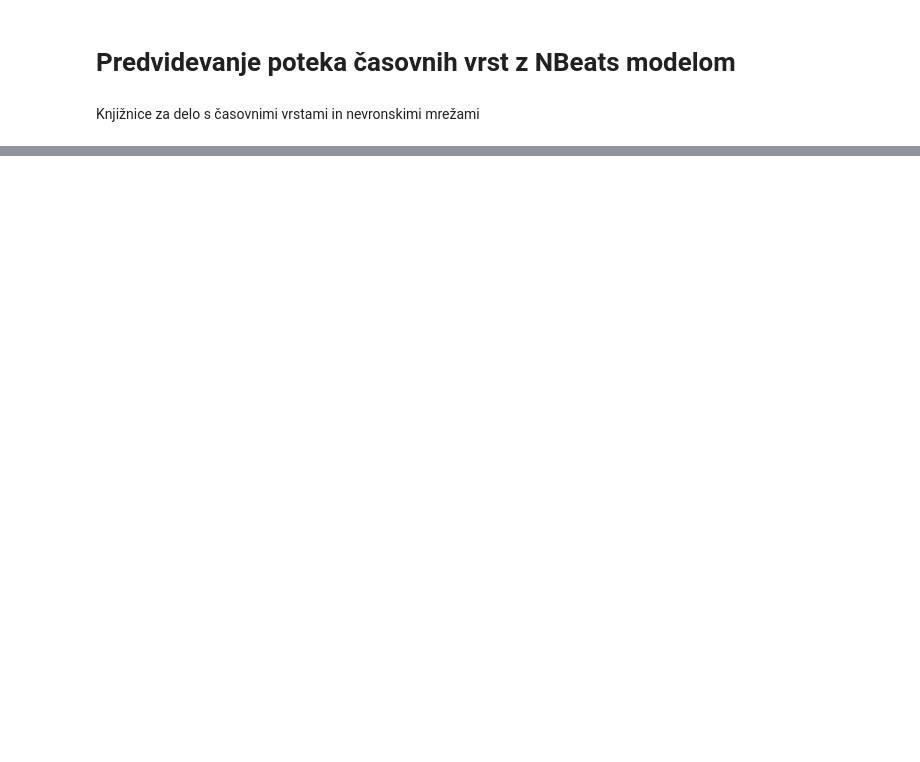
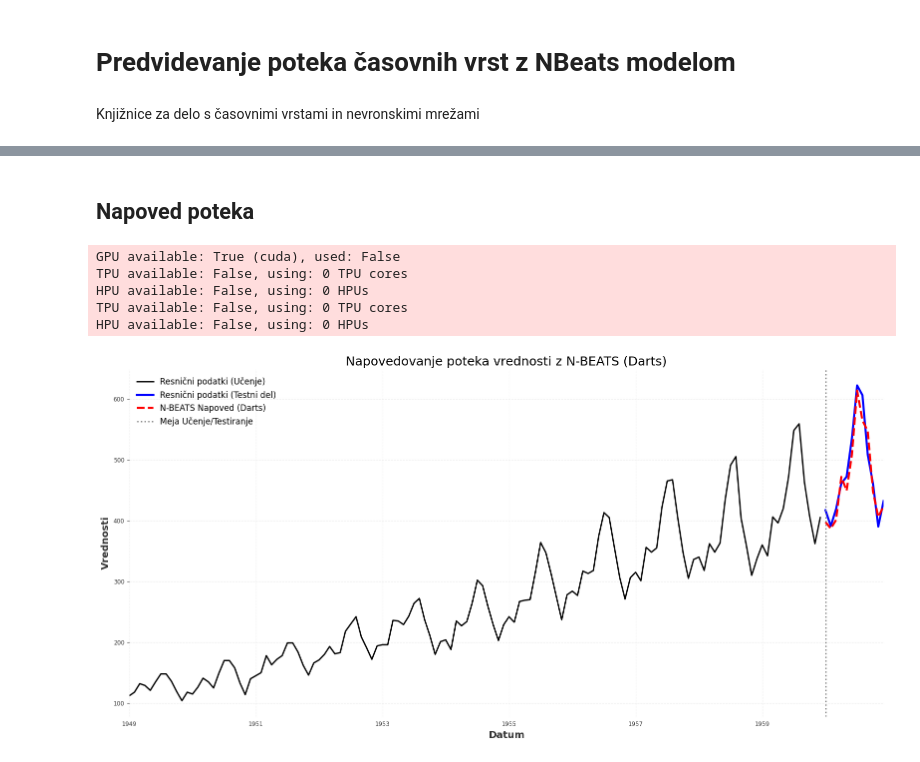
Before and after one commit to jersvig/time-series-analysis, a Jupyter notebook: time-series-prediction.ipynb, the cells around one changed output, grey strips where cells are left out. Drawn from its saved outputs; the diff is of its cells as text; code cells hidden in the pictures; blank space fills up the shorter version.

```diff
--- a/time-series-prediction.ipynb
+++ b/time-series-prediction.ipynb
@@ -22,0 +50,10 @@ series.plot(label='Število potnikov')
+# %%
+# 1. Definiranje modela NBEATS
+model = NBEATSModel(
+    input_chunk_length=W,
+    output_chunk_length=H,
+    n_epochs=30,
+    random_state=42,
+    pl_trainer_kwargs={"accelerator": "cpu"},
+    force_reset=True
+)
@@ -22,0 +62,2 @@ series.plot(label='Število potnikov')
+# %%
+model.fit(train)
@@ -22,0 +84,36 @@ series.plot(label='Število potnikov')
+# %% [markdown]
+## Napoved poteka
+# %%
+prediction = model.predict(n=H)
+# %% [output]
+GPU available: True (cuda), used: False
+TPU available: False, using: 0 TPU cores
+HPU available: False, using: 0 HPUs
+TPU available: False, using: 0 TPU cores
+HPU available: False, using: 0 HPUs
+# %%
+plt.figure(figsize=(16, 8))
+
+# 1. Resnični podatki (Učni del)
+train.plot(label='Resnični podatki (Učenje)', color='black', linewidth=2)
+
+# 2. Resnični podatki (Testni del - dejanske vrednosti, ki jih napovedujemo)
+val.plot(label='Resnični podatki (Testni del)', color='blue', linewidth=3)
+
+# 3. Napovedi N-BEATS modela
+prediction.plot(label='N-BEATS Napoved (Darts)', color='red', linewidth=3, linestyle='--')
+
+# Grafični elementi
+plt.title('Napovedovanje poteka vrednosti z N-BEATS (Darts)', fontsize=18)
+plt.xlabel('Datum', fontsize=14)
+plt.ylabel('Vrednosti', fontsize=14)
+plt.axvline(x=val.start_time(), color='gray', linestyle=':', linewidth=2, label='Meja Učenje/Testiranje')
+plt.legend(loc='upper left', fontsize=12)
+plt.grid(True, linestyle='--', alpha=0.6)
+plt.tight_layout()
+plt.show()
+
+# Izpis uspešnosti napovedi
+mape_score = mape(val, prediction)
+# %% [output]
+[figure, added]
```
Also changed, not shown: parts of 10 cells of this notebook.
